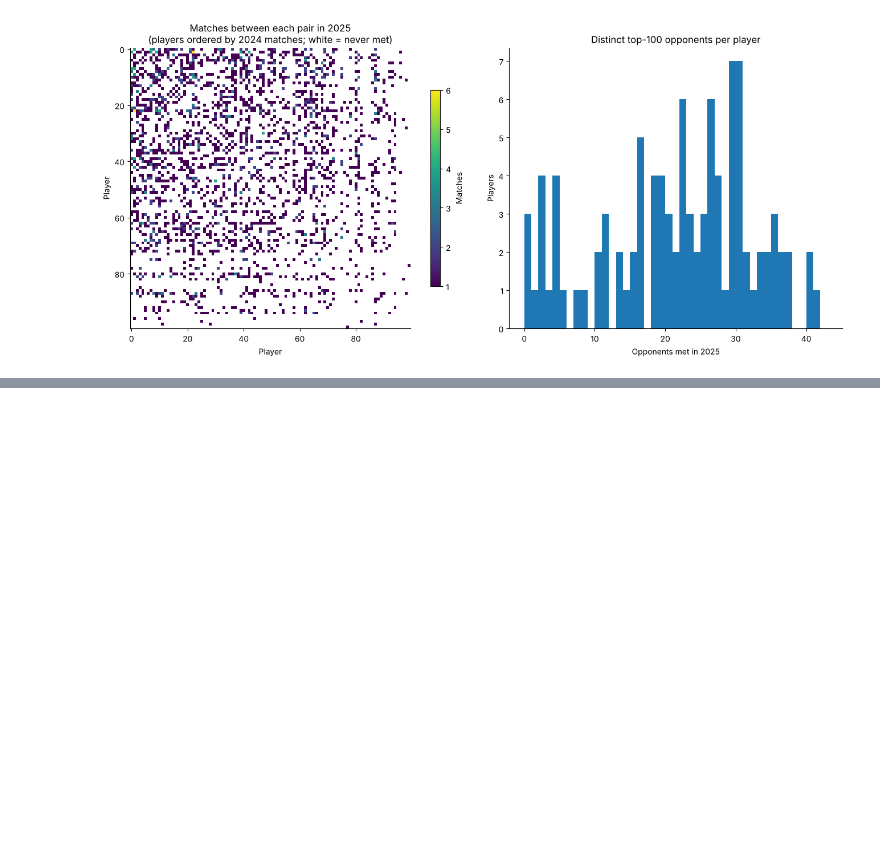
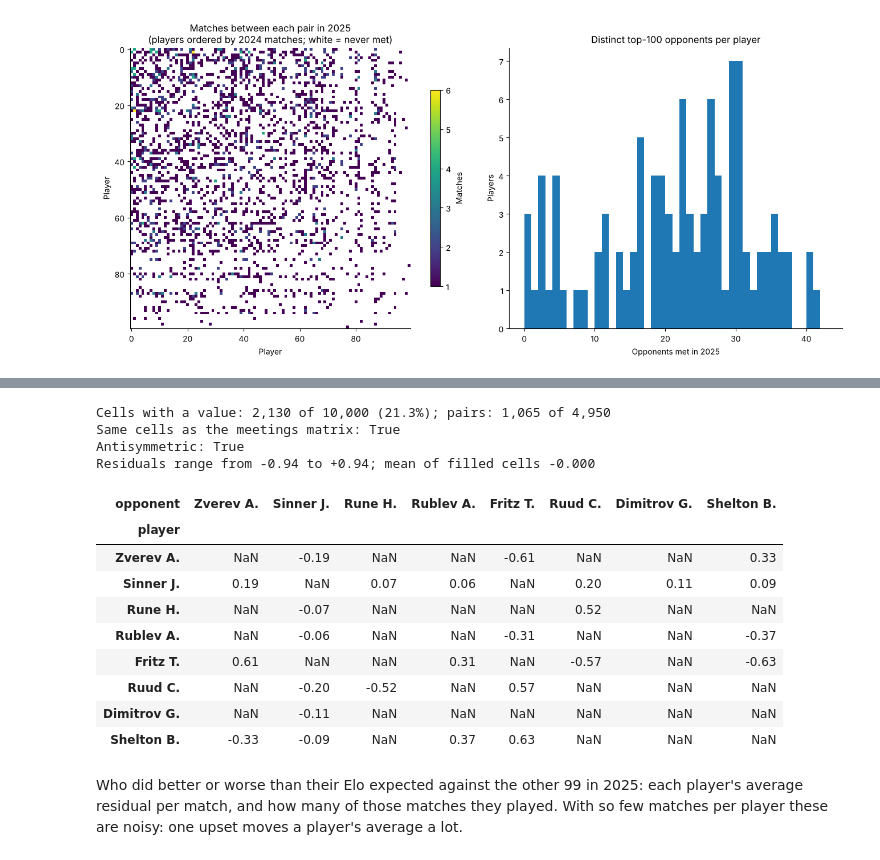
Before and after one commit to noahgoalen/git-practice, a Jupyter notebook: tennis-segmentation/nmf.ipynb, the cells around one changed output, grey strips where cells are left out. Cells and saved outputs as stored; diff of their text form; code cells hidden in the pictures; blank space fills up the shorter version.

```diff
--- a/tennis-segmentation/nmf.ipynb
+++ b/tennis-segmentation/nmf.ipynb
@@ -55,0 +23,16 @@ The season files overlap calendar years slightly (the 2025 file starts on
+# %%
+import os
+
+import matplotlib.pyplot as plt
+import numpy as np
+import pandas as pd
+
+plt.rcParams["axes.spines.top"] = False
+plt.rcParams["axes.spines.right"] = False
+
+path = os.path.join("data", "elo_predictions.csv")
+if not os.path.exists(path):
+    raise FileNotFoundError("Run elo_prediction.ipynb first: it writes "
+                            "data/elo_predictions.csv")
+matches = pd.read_csv(path, parse_dates=["Date"])
+print(matches.groupby("Year").size().tail(4).to_string())
@@ -206,0 +190,45 @@ Options, depending on what the factors should capture:
+# %%
+pair_matches = matches[(matches["Year"] == 2025)
+                       & matches["Winner"].isin(players)
+                       & matches["Loser"].isin(players)]
+rows = []
+for w, l, p in zip(pair_matches["Winner"], pair_matches["Loser"],
+                   pair_matches["elo_p"]):
+    rows.append((w, l, 1 - p))   # winner: 1 - their win probability
+    rows.append((l, w, 0 - (1 - p)))  # loser: 0 - their win probability
+residuals = pd.DataFrame(rows, columns=["player", "opponent", "residual"])
+average = residuals.groupby(["player", "opponent"])["residual"].mean()
+residual_matrix = (average.unstack()
+                   .reindex(index=players, columns=players))
+
+values = residual_matrix.to_numpy()
+filled = np.isfinite(values)
+print(f"Cells with a value: {filled.sum():,} of {values.size:,} "
+      f"({filled.mean():.1%}); pairs: {filled.sum() // 2:,} of 4,950")
+print(f"Same cells as the meetings matrix: "
+      f"{(filled == (matrix.to_numpy() > 0)).all()}")
+print(f"Antisymmetric: {np.allclose(values[filled], -values.T[filled])}")
+print(f"Residuals range from {np.nanmin(values):+.2f} to "
+      f"{np.nanmax(values):+.2f}; mean of filled cells "
+      f"{np.nanmean(values):+.3f}")
+residual_matrix.iloc[:8, :8].round(2)
+# %% [output]
+Cells with a value: 2,130 of 10,000 (21.3%); pairs: 1,065 of 4,950
+Same cells as the meetings matrix: True
+Antisymmetric: True
+Residuals range from -0.94 to +0.94; mean of filled cells -0.000
+| opponent | Zverev A. | Sinner J. | Rune H. | Rublev A. | Fritz T. | Ruud C. | Dimitrov G. | Shelton B. |
+| player |  |  |  |  |  |  |  |  |
+| Zverev A. | NaN | -0.19 | NaN | NaN | -0.61 | NaN | NaN | 0.33 |
+| Sinner J. | 0.19 | NaN | 0.07 | 0.06 | NaN | 0.20 | 0.11 | 0.09 |
+| Rune H. | NaN | -0.07 | NaN | NaN | NaN | 0.52 | NaN | NaN |
+| Rublev A. | NaN | -0.06 | NaN | NaN | -0.31 | NaN | NaN | -0.37 |
+| Fritz T. | 0.61 | NaN | NaN | 0.31 | NaN | -0.57 | NaN | -0.63 |
+| Ruud C. | NaN | -0.20 | -0.52 | NaN | 0.57 | NaN | NaN | NaN |
+| Dimitrov G. | NaN | -0.11 | NaN | NaN | NaN | NaN | NaN | NaN |
+| Shelton B. | -0.33 | -0.09 | NaN | 0.37 | 0.63 | NaN | NaN | NaN |
+# %% [markdown]
+Who did better or worse than their Elo expected against the other 99 in
+2025: each player's average residual per match, and how many of those
+matches they played. With so few matches per player these are noisy: one
+upset moves a player's average a lot.
```
Also changed, not shown: parts of 13 cells of this notebook, 1 other file.
